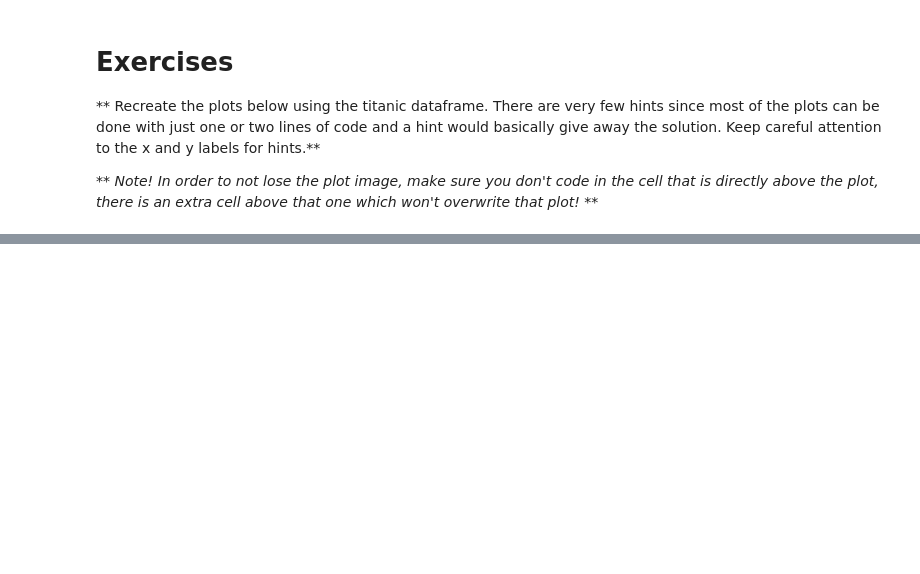
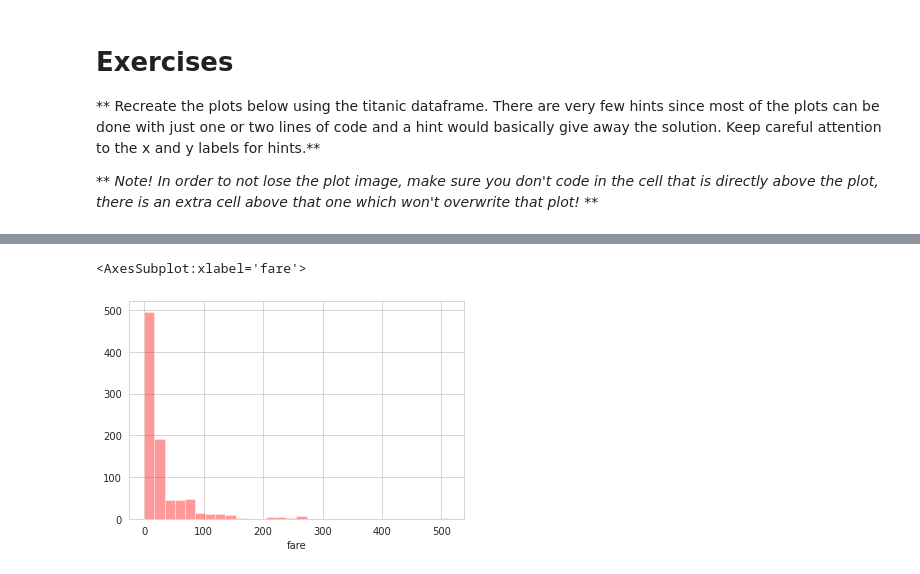
Before and after one commit to ritesh-chafer/python-for-data-science-and-machine-learning-bootcamp, a Jupyter notebook: Python for Data Visualization/Seaborn/Seaborn Exercises .ipynb, the cells around one changed output, grey strips where cells are left out. Drawn from its saved outputs; the diff is of its cells as text; code cells hidden in the pictures; blank space fills up the shorter version.

```diff
--- a/Python for Data Visualization/Seaborn/Seaborn Exercises .ipynb
+++ b/Python for Data Visualization/Seaborn/Seaborn Exercises .ipynb
@@ -34,2 +39,7 @@ titanic.head()
+# %%
+sns.distplot(titanic['fare'],bins=30,kde=False,color='red')
+# %% [output]
+<AxesSubplot:xlabel='fare'>
+[figure, added]
 # %%
 # %% [output]
```
Also changed, not shown: parts of 8 cells of this notebook.
